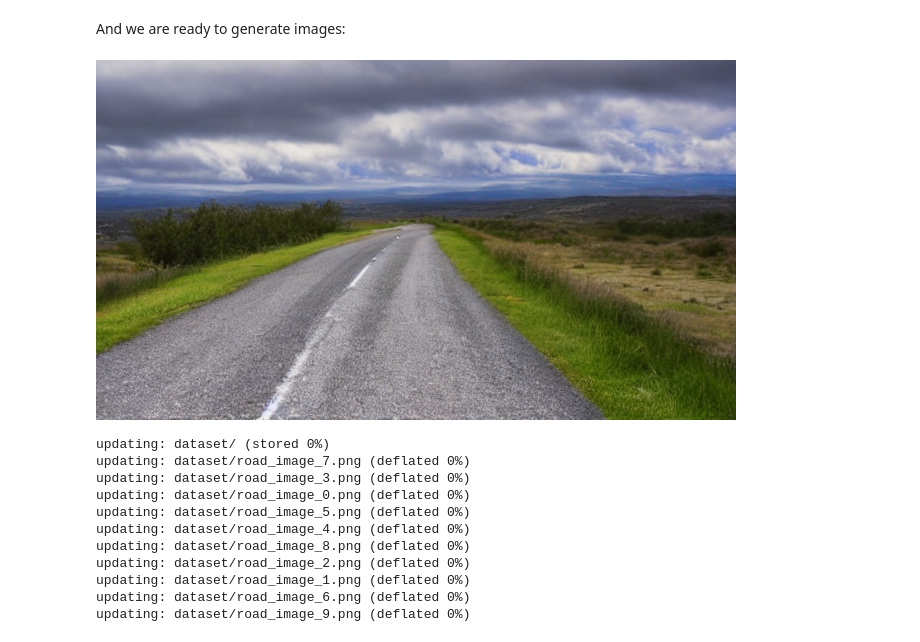
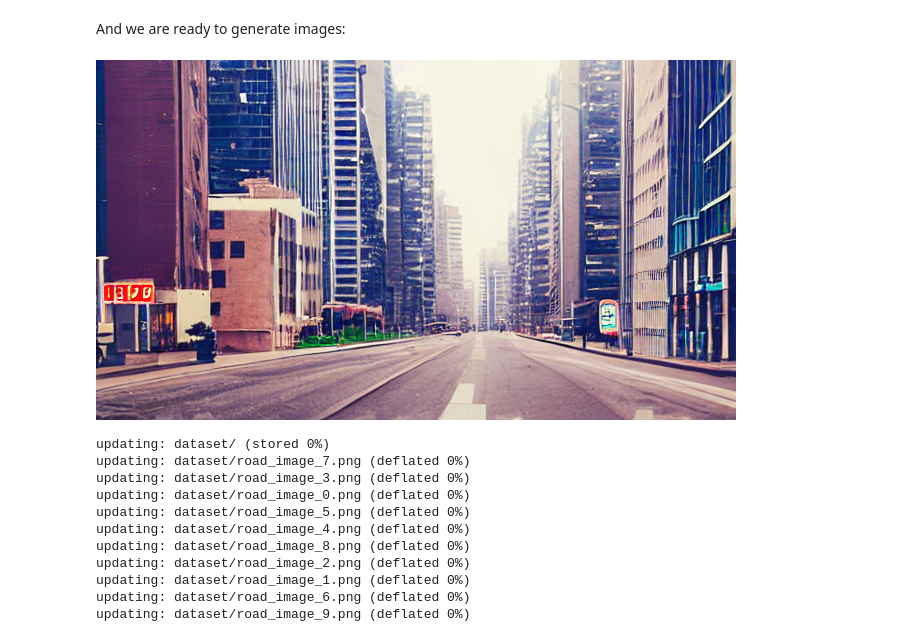
Before and after one commit to balnarendrasapa/road-detection, a Jupyter notebook: stable_diffusion/stable_diffusion.ipynb, the cells around one changed output. Saved outputs shown, nothing was run; the diff lists cells and outputs as text; code cells hidden in the pictures.

Commit message:
add prompt to the code

```diff
--- a/stable_diffusion/stable_diffusion.ipynb
+++ b/stable_diffusion/stable_diffusion.ipynb
@@ -99,5 +99,6 @@ pipe = pipe.to("cuda")
 dataset_size = 1
 width = 640
 height = 360
+prompt = "road in city"
 # %%
 !mkdir dataset
@@ -108,18 +107,15 @@ And we are ready to generate images:
 # %%
 from tqdm.auto import tqdm
 progress_bar = tqdm(range(dataset_size))
 
 for i in range(dataset_size):
-  prompt = "road"
-  image = pipe(prompt, height=height, width=width).images[0]  # image here is in [PIL format](https://pillow.readthedocs.io/en/stable/)
-
-  # Now to display an image you can either save it such as:
+  image = pipe(prompt, height=height, width=width).images[0]
   image.save(f"dataset/road_image_"+str(i)+".png")
   progress_bar.update(1)
 
 image
 # %% [output]
-[figure, old version]
+[figure, new version]
 # %%
 !zip -r dataset.zip dataset
 # %% [output]
```
Also changed, not shown: parts of 2 cells of this notebook.
